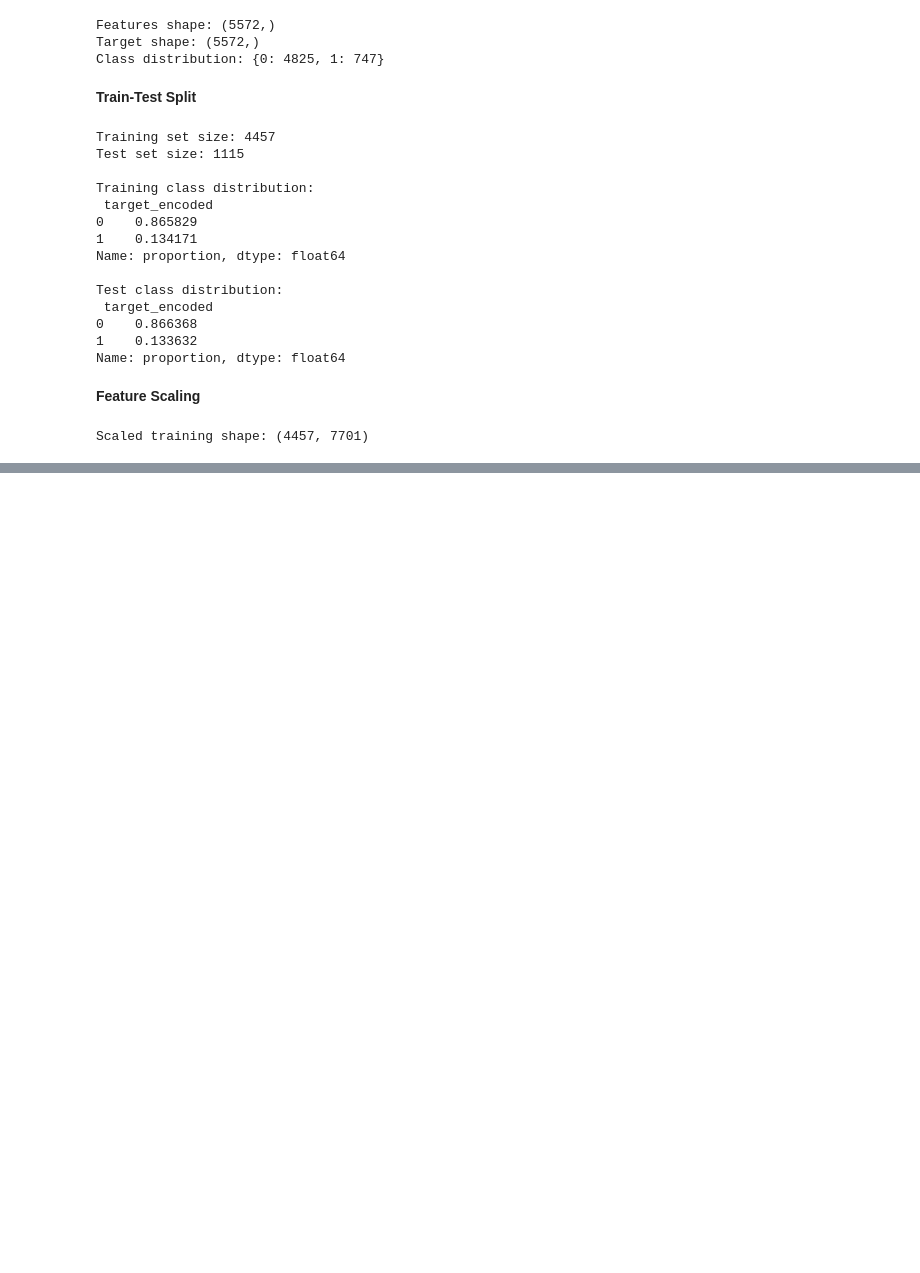
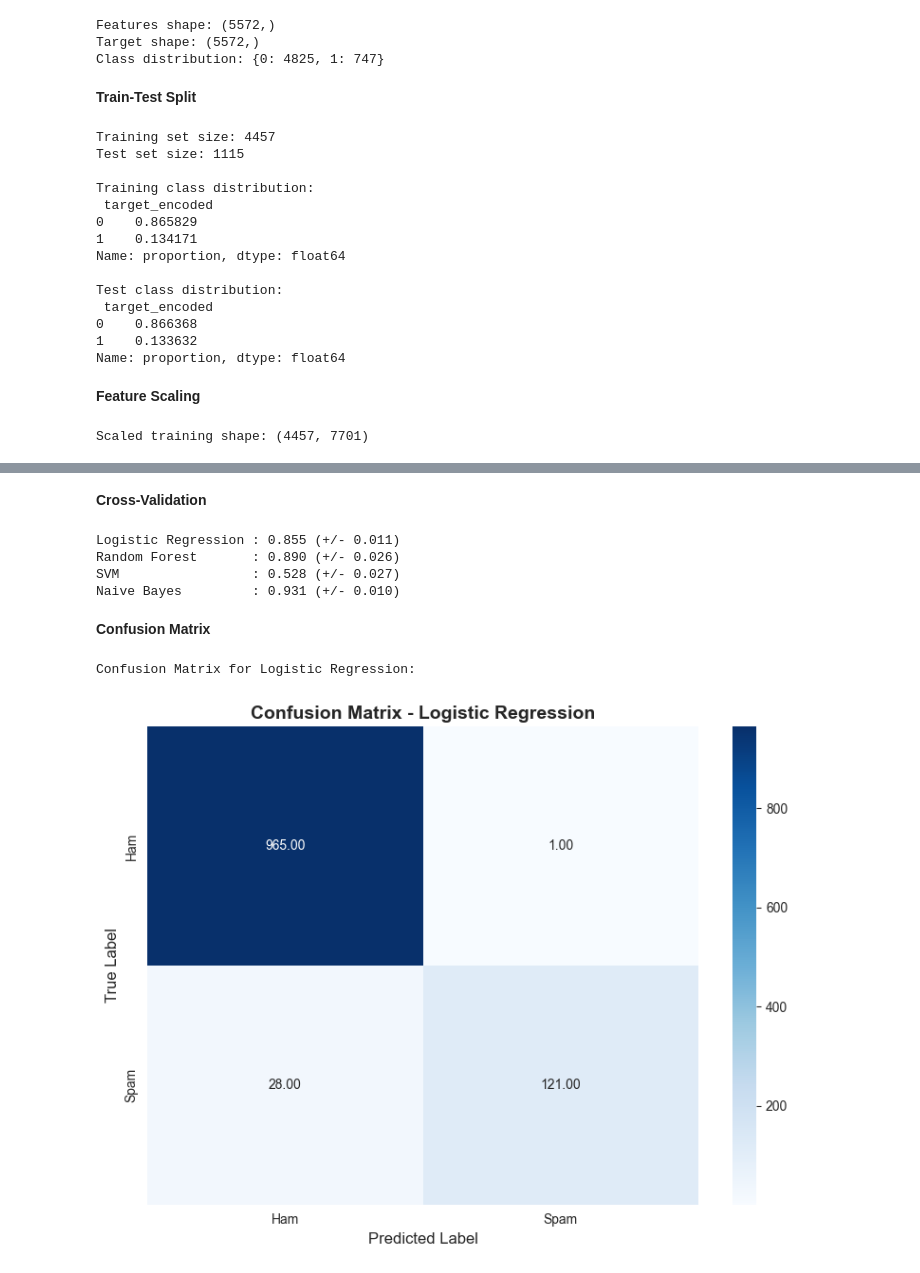
Before and after one commit to mdmohsin212/interview-prep, a Jupyter notebook: ML/Supervised Learning/Classification/Advance/Spam_Email_Detection.ipynb, the cells around one changed output, grey strips where cells are left out. Cells and saved outputs as stored; diff of their text form; code cells hidden in the pictures; blank space fills up the shorter version.

Commit message:
Complete Spam Email detection project

```diff
--- a/ML/Supervised Learning/Classification/Advance/Spam_Email_Detection.ipynb
+++ b/ML/Supervised Learning/Classification/Advance/Spam_Email_Detection.ipynb
@@ -151,14 +149,14 @@ Test class distribution:
 Name: proportion, dtype: float64
 # %%
 vec = CountVectorizer()
-x_train = vec.fit_transform(x_train)
-x_test = vec.transform(x_test)
+x_train_text = vec.fit_transform(x_train)
+x_test_text = vec.transform(x_test)
 # %% [markdown]
 **Feature Scaling**
 # %%
 scaler = StandardScaler(with_mean=False)
-x_train_scaled = scaler.fit_transform(x_train)
-x_test_scaled = scaler.transform(x_test)
+x_train_scaled = scaler.fit_transform(x_train_text)
+x_test_scaled = scaler.transform(x_test_text)
 
 print(f"Scaled training shape: {x_train_scaled.shape}")
 # %% [output]
@@ -165,0 +220,43 @@ Scaled training shape: (4457, 7701)
+# %% [markdown]
+**Cross-Validation**
+# %%
+cv_results = {}
+
+for name, model in models.items():
+    if name in ['Logistic Regression', 'SVM']:
+        x_model = x_train_scaled
+    else:
+        x_model = x_train_text
+
+    scores = cross_val_score(model, x_model, y_train, scoring='f1', cv=5, n_jobs=-1)
+
+    cv_results[name] = {
+        'mean' : scores.mean(),
+        'std' : scores.std()
+    }
+    print(f"{name:20s}: {scores.mean():.3f} (+/- {scores.std():.3f})")
+# %% [output]
+Logistic Regression : 0.855 (+/- 0.011)
+Random Forest       : 0.890 (+/- 0.026)
+SVM                 : 0.528 (+/- 0.027)
+Naive Bayes         : 0.931 (+/- 0.010)
+# %% [markdown]
+**Confusion Matrix**
+# %%
+best_model_name = max(results, key=lambda x: results[x]['accuracy'])
+best_model = results[best_model_name]['model']
+y_pred_best = results[best_model_name]['predictions']
+print(f"\nConfusion Matrix for {best_model_name}:")
+
+cm = confusion_matrix(y_test, y_pred_best)
+
+plt.figure(figsize=(8, 6))
+sns.heatmap(cm, annot=True, fmt='.2f', cmap='Blues',         xticklabels=['Ham', 'Spam'], yticklabels=['Ham', 'Spam'])
+plt.title(f'Confusion Matrix - {best_model_name}', fontsize=14, fontweight='bold')
+plt.ylabel('True Label', fontsize=12)
+plt.xlabel('Predicted Label', fontsize=12)
+plt.tight_layout()
+plt.show()
+# %% [output]
+Confusion Matrix for Logistic Regression:
+[figure, added]
```
Also changed, not shown: parts of 18 cells of this notebook, 3 other files.
